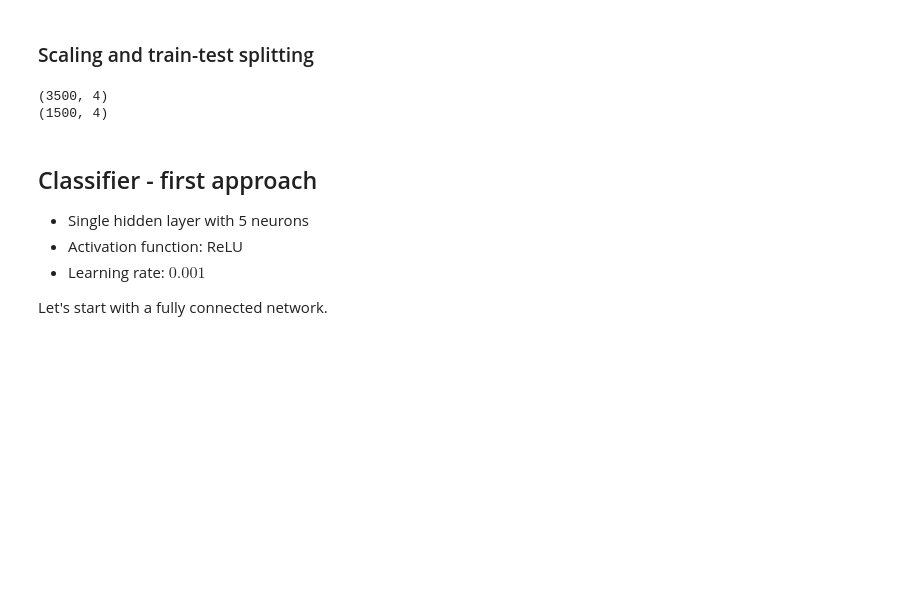
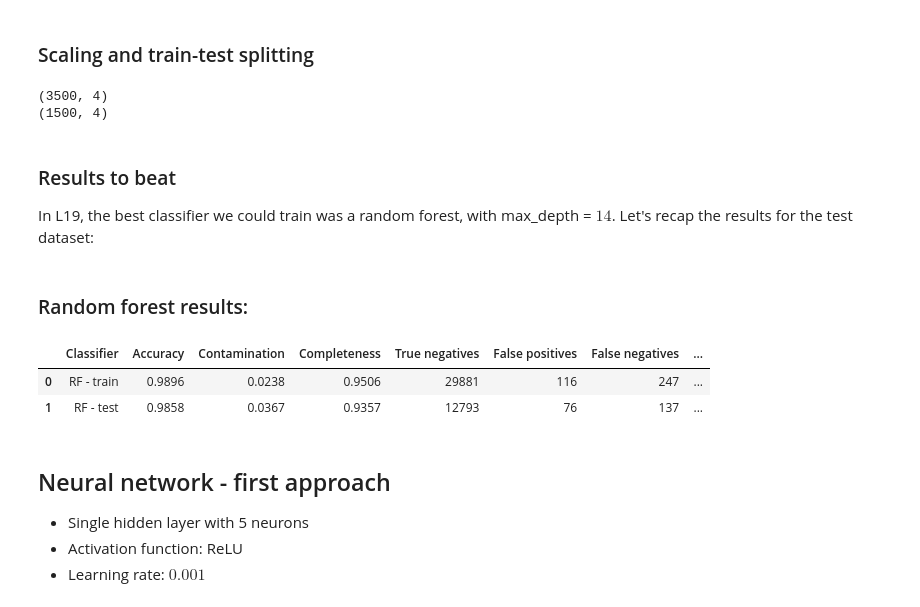
Before and after one commit to Alice-Palladino/astrostatistics_bicocca_2024, a Jupyter notebook: working/L22 - Galaxies vs quasars with neural networks.ipynb, the cells around one changed output. Cells and saved outputs as stored; diff of their text form; code cells hidden in the pictures; blank space fills up the shorter version.

```diff
--- a/working/L22 - Galaxies vs quasars with neural networks.ipynb
+++ b/working/L22 - Galaxies vs quasars with neural networks.ipynb
@@ -27,9 +27,29 @@ A few tips:
 import numpy as np
 import matplotlib.pyplot as plt
 import pandas as pd
+from IPython.display import display, Markdown
 
 from sklearn.model_selection import train_test_split
 from sklearn.preprocessing import StandardScaler
+from sklearn.ensemble import RandomForestClassifier
+
+import os
+import keras
+import tensorflow as tf
+
+from sklearn.metrics import accuracy_score, precision_score, recall_score, confusion_matrix
+from sklearn.metrics import roc_curve, auc
+
+#------------------------------------------------------------------------------------
+
+def table_results(y, y_pred):
+
+    accuracy = accuracy_score(y, y_pred)
+    contamination = 1 - precision_score(y, y_pred)
+    completeness = recall_score(y, y_pred)
+    tn, fp, fn, tp = confusion_matrix(y, y_pred).ravel()
+
+    return accuracy, contamination, completeness, tn, fp, fn, tp
 # %%
 data = pd.read_csv('galaxyquasar.csv')
 data
@@ -156,18 +176,50 @@ X_train_sub = X_train[::10]     # N = 5000
 X_test_sub = X_test[::10]
 y_train_sub = y_train[::10]
 y_test_sub = y_test[::10]
-# %%
-print(X_train_sub.shape)
-print(X_test_sub.shape)
-# %% [output]
-(3500, 4)
-(1500, 4)
+# %%
+print(X_train_sub.shape)
+print(X_test_sub.shape)
+# %% [output]
+(3500, 4)
+(1500, 4)
+# %% [markdown]
+
+### Results to beat
+
+In L19, the best classifier we could train was a random forest, with max_depth = $14$. Let's recap the results for the test dataset:
+# %%
+# For the random forest
+rand_for = RandomForestClassifier(max_depth = 14, min_samples_split = 20, criterion = 'entropy', random_state = 336, n_jobs = -1)
+rand_for.fit(X_train, y_train)
+y_prob_rand_for = rand_for.predict_proba(X_test)[:, 1]
+y_train_pred_rf = rand_for.predict(X_train)
+y_test_pred_rf = rand_for.predict(X_test)
+
+fpr_rf, tpr_rf, _ = roc_curve(y_test, y_prob_rand_for)
+roc_auc_rf = auc(fpr_rf, tpr_rf)
+
+rf_results = []
+
+rf_results.append(table_results(y_train, y_train_pred_rf))
+rf_results.append(table_results(y_test, y_test_pred_rf))
+# %%
+clf_names = ['RF - train', 'RF - test']
+
+rf_results_df = pd.DataFrame(rf_results, columns = ['Accuracy', 'Contamination', 'Completeness', 'True negatives', 'False positives', 'False negatives', 'True positives'])
+rf_results_df[['Accuracy', 'Contamination', 'Completeness']] = rf_results_df[['Accuracy', 'Contamination', 'Completeness']].round(4)
+rf_results_df.insert(0, 'Classifier', clf_names)
+# %%
+display(Markdown('### Random forest results:'))
+display(rf_results_df)
+# %% [output]
+### Random forest results:
+|  | Classifier | Accuracy | Contamination | Completeness | True negatives | False positives | False negatives | ... |
+| 0 | RF - train | 0.9896 | 0.0238 | 0.9506 | 29881 | 116 | 247 | ... |
+| 1 | RF - test | 0.9858 | 0.0367 | 0.9357 | 12793 | 76 | 137 | ... |
 # %% [markdown]
 
-## Classifier - first approach
+## Neural network - first approach
 
 - Single hidden layer with 5 neurons
 - Activation function: ReLU
 - Learning rate: $0.001$
-
-Let's start with a fully connected network.
```
Also changed, not shown: parts of 53 cells of this notebook.
